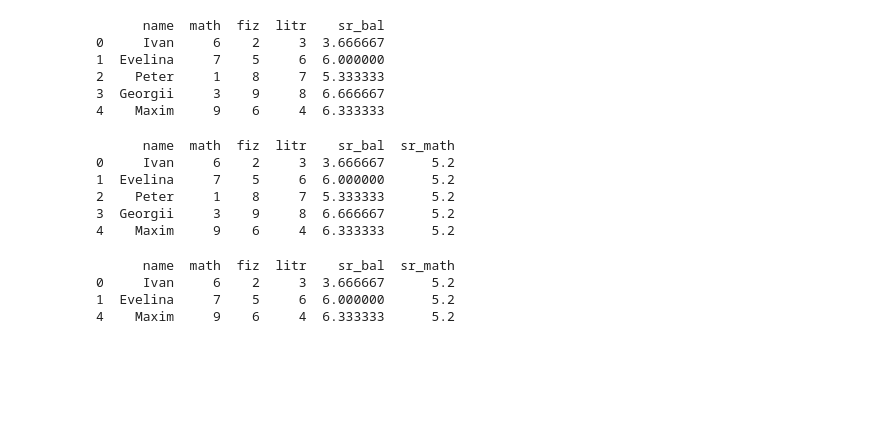
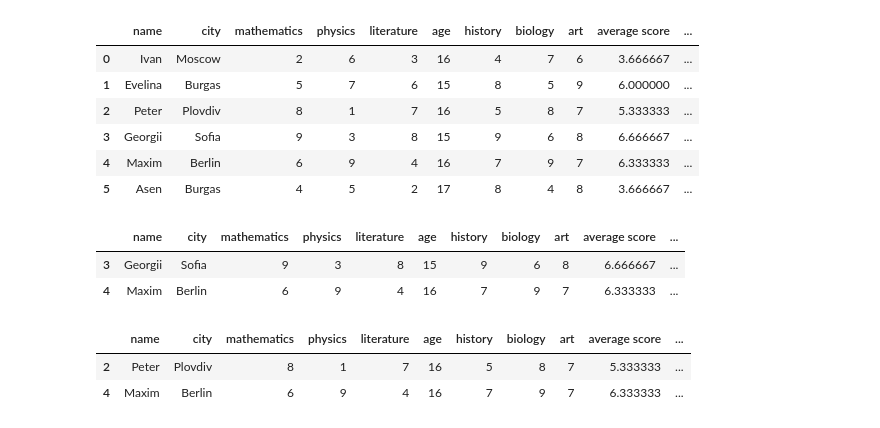
Before and after one commit to Poitreqm/Data_Task, a Jupyter notebook: Students_exc_1/students_exc_1.ipynb, the cells around one changed output. Saved outputs shown, nothing was run; the diff lists cells and outputs as text; code cells hidden in the pictures; blank space fills up the shorter version.

```diff
--- a/Students_exc_1/students_exc_1.ipynb
+++ b/Students_exc_1/students_exc_1.ipynb
@@ -41,28 +198,25 @@ print(s)
 # %%
-d["sr_bal"] = (d["math"] + d["fiz"] + d["litr"]) / 3 #
-print(d)
+d["mathematics"], d["physics"] = d["physics"], d["mathematics"]
+
+d
 # %% [output]
-      name  math  fiz  litr    sr_bal
-0     Ivan     6    2     3  3.666667
-1  Evelina     7    5     6  6.000000
-2    Peter     1    8     7  5.333333
-3  Georgii     3    9     8  6.666667
-4    Maxim     9    6     4  6.333333
+|  | name | city | mathematics | physics | literature | age | history | biology | art | average score | ... |
+| 0 | Ivan | Moscow | 2 | 6 | 3 | 16 | 4 | 7 | 6 | 3.666667 | ... |
+| 1 | Evelina | Burgas | 5 | 7 | 6 | 15 | 8 | 5 | 9 | 6.000000 | ... |
+| 2 | Peter | Plovdiv | 8 | 1 | 7 | 16 | 5 | 8 | 7 | 5.333333 | ... |
+| 3 | Georgii | Sofia | 9 | 3 | 8 | 15 | 9 | 6 | 8 | 6.666667 | ... |
+| 4 | Maxim | Berlin | 6 | 9 | 4 | 16 | 7 | 9 | 7 | 6.333333 | ... |
+| 5 | Asen | Burgas | 4 | 5 | 2 | 17 | 8 | 4 | 8 | 3.666667 | ... |
-# %%
-d["sr_math"] = sum(d["math"]) / len(d["math"])
-print(d)
-# %% [output]
-      name  math  fiz  litr    sr_bal  sr_math
-0     Ivan     6    2     3  3.666667      5.2
-1  Evelina     7    5     6  6.000000      5.2
-2    Peter     1    8     7  5.333333      5.2
-3  Georgii     3    9     8  6.666667      5.2
-4    Maxim     9    6     4  6.333333      5.2
-# %%
-t = d.loc[d["fiz"] < 8]
-print(t)
-# %% [output]
-      name  math  fiz  litr    sr_bal  sr_math
-0     Ivan     6    2     3  3.666667      5.2
-1  Evelina     7    5     6  6.000000      5.2
-4    Maxim     9    6     4  6.333333      5.2
+# %%
+d[d["average score"] > 6]
+# %% [output]
+|  | name | city | mathematics | physics | literature | age | history | biology | art | average score | ... |
+| 3 | Georgii | Sofia | 9 | 3 | 8 | 15 | 9 | 6 | 8 | 6.666667 | ... |
+| 4 | Maxim | Berlin | 6 | 9 | 4 | 16 | 7 | 9 | 7 | 6.333333 | ... |
+# %%
+r = d[(d["biology"] > 6) & (d["art"] > 6)]
+r
+# %% [output]
+|  | name | city | mathematics | physics | literature | age | history | biology | art | average score | ... |
+| 2 | Peter | Plovdiv | 8 | 1 | 7 | 16 | 5 | 8 | 7 | 5.333333 | ... |
+| 4 | Maxim | Berlin | 6 | 9 | 4 | 16 | 7 | 9 | 7 | 6.333333 | ... |
```
Also changed, not shown: parts of 25 cells of this notebook.
